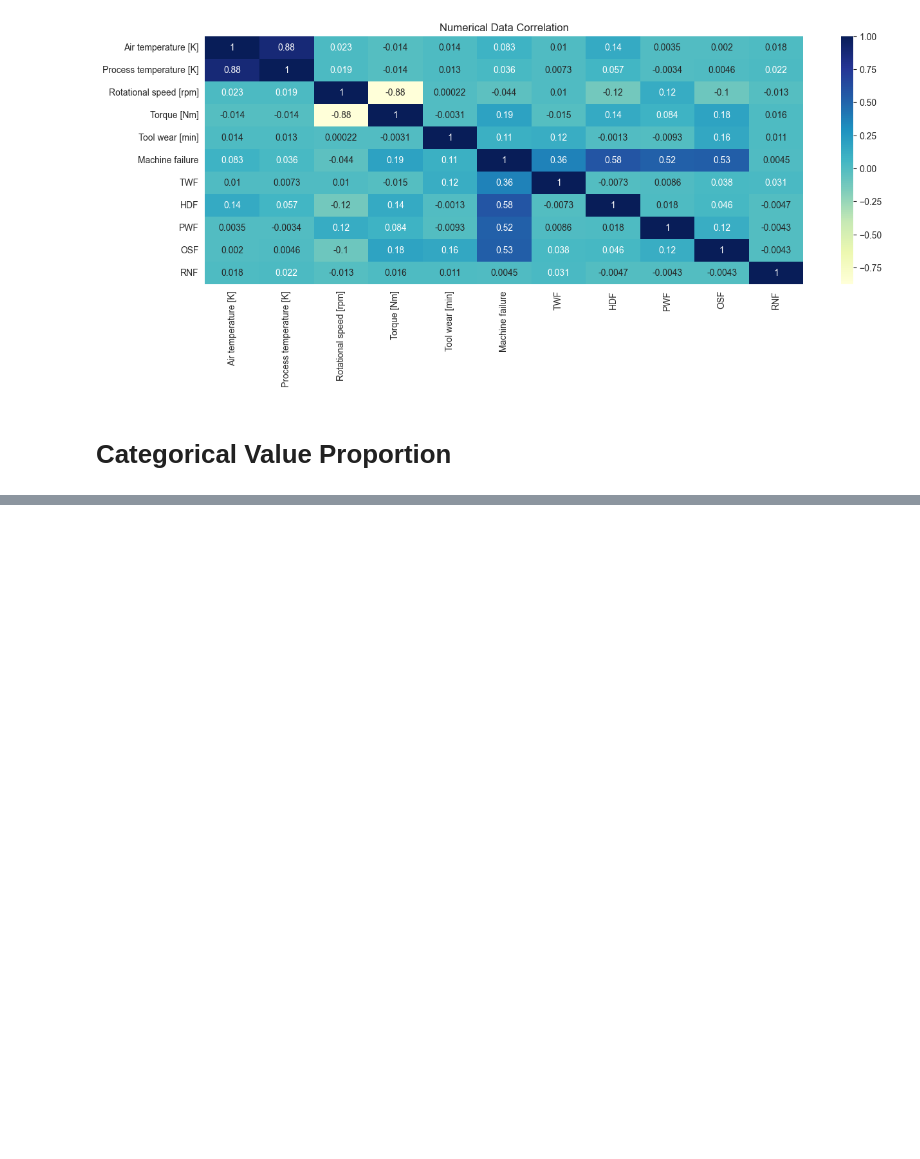
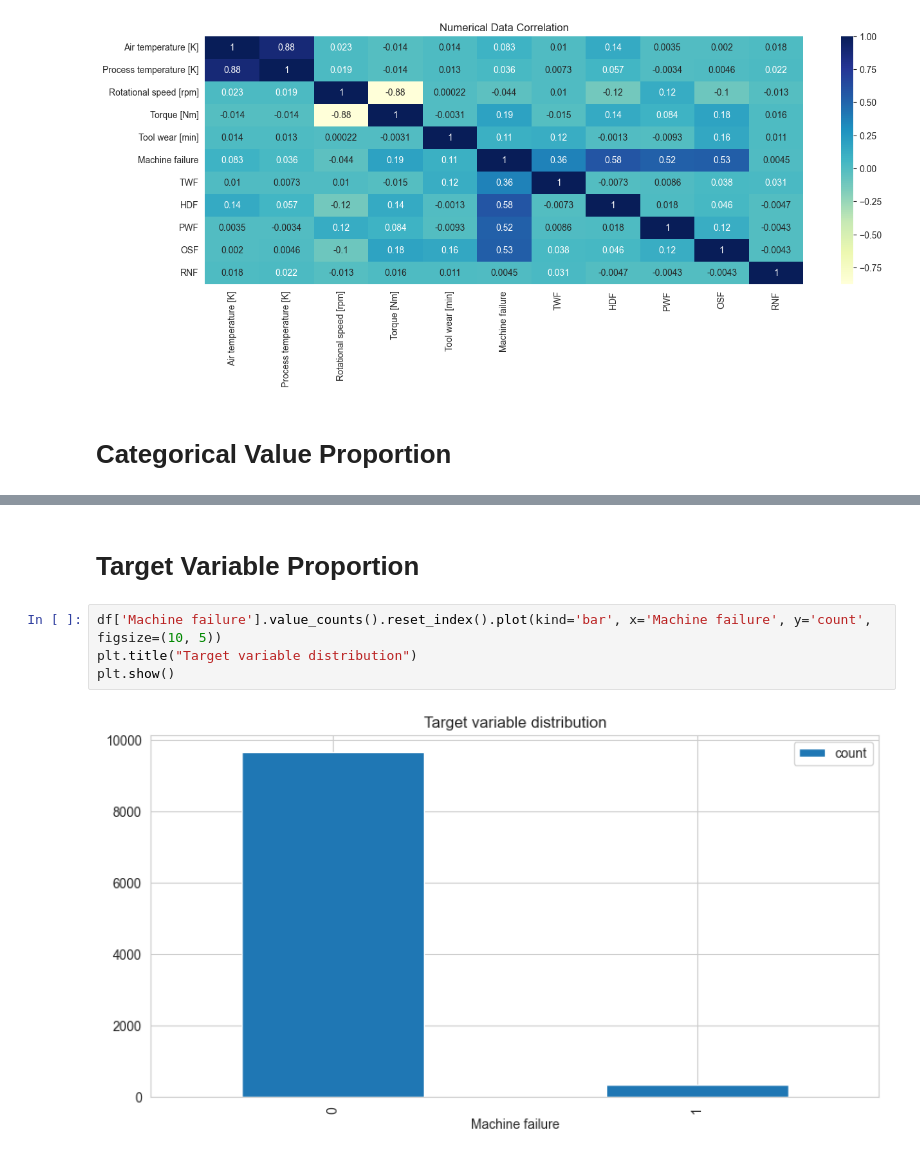
Before and after one commit to adrn-mm/mlzoomcamp_midterm_project, a Jupyter notebook: notebook/EDA.ipynb, the cells around one changed output, grey strips where cells are left out. Saved outputs shown, nothing was run; the diff lists cells and outputs as text; blank space fills up the shorter version.

```diff
--- a/notebook/EDA.ipynb
+++ b/notebook/EDA.ipynb
@@ -148,0 +153,8 @@ viz.plot_pie_chart(categorical_df['Type'].value_counts().reset_index(), 'Type',
+# %% [markdown]
+# Target Variable Proportion
+# %%
+df['Machine failure'].value_counts().reset_index().plot(kind='bar', x='Machine failure', y='count', figsize=(10, 5))
+plt.title("Target variable distribution")
+plt.show()
+# %% [output]
+[figure, added]
```
Also changed, not shown: parts of 7 cells of this notebook, 3 other files.
